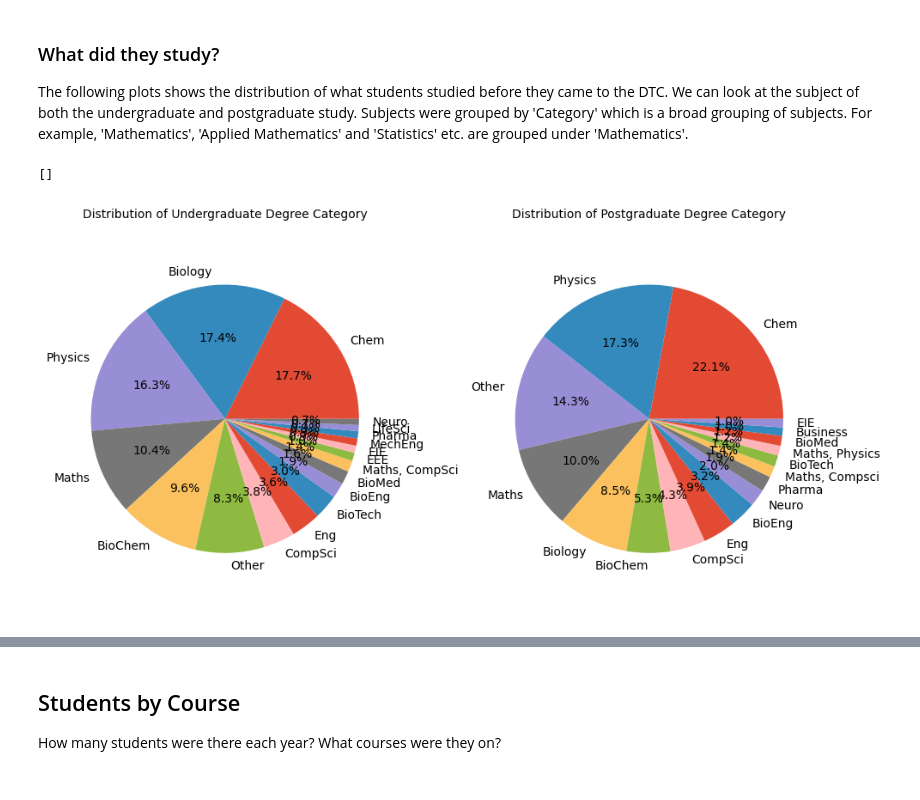
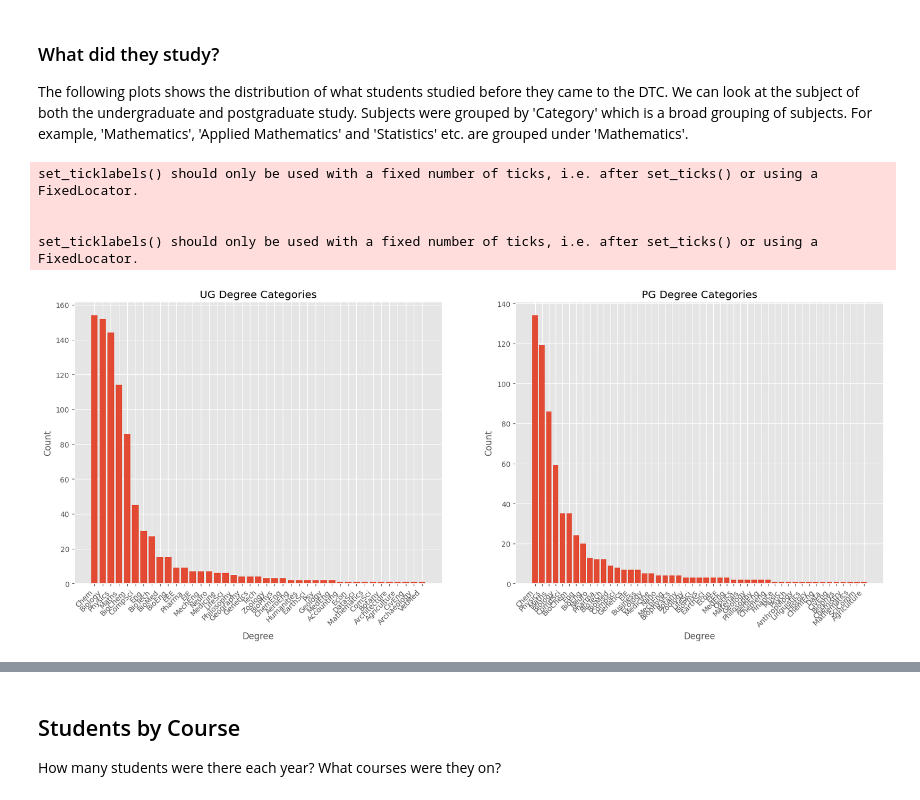
Before and after one commit to 1oana/alumni_project, a Jupyter notebook: dashboard.ipynb, the cells around one changed output, grey strips where cells are left out. Cells and saved outputs as stored; diff of their text form; code cells hidden in the pictures.

```diff
--- a/dashboard.ipynb
+++ b/dashboard.ipynb
@@ -122,27 +129,25 @@ they came to the DTC. We can look at the subject of both the undergraduate
 and postgraduate study. Subjects were grouped by 'Category' which is a
 broad grouping of subjects. For example, 'Mathematics', 'Applied
 Mathematics' and 'Statistics' etc. are grouped under 'Mathematics'.
-# %%
-fig, axs = plt.subplots(1, 2, figsize=(10, 5))
-limit = 5
-
-for i, tup in enumerate(zip(["UG", "PG"], ["Undergraduate", "Postgraduate"])):
-    abbr = tup[0]
-    full = tup[1]
-    ax = axs[i]
-    counts = students[students[f"{abbr}Category"] != 0]
-    counts = counts[f"{abbr}Category"].value_counts().reset_index()
-    counts.columns = ["category", "students"]
-    other = counts[counts["students"] < limit]
-    counts = counts[counts["students"] > limit]
-    counts.loc[len(counts)] = ["Other", other["students"].sum()]
-    counts = counts.sort_values("students", ascending=False)
-    ax.pie(counts["students"], labels=counts["category"], autopct="%1.1f%%")
-    ax.axis("equal")
-    ax.set_title(f"Distribution of {full} Degree Category", size=10)
-plt.tight_layout()
-plt.savefig(f"{figures}degree_cats_pie.png")
-plt.plot()
-# %% [output]
-[]
-[figure, removed]
+# %%
+figs, axs = plt.subplots(1, 2, figsize=(20, 7))
+# degree categories across the board
+for ax, deg in zip(axs, ['UG', 'PG']):
+    degrees = students[f'{deg}Category'].dropna()
+    degrees = degrees[degrees != 0]
+    degrees = [degree.split(', ') for degree in degrees]
+    degrees = [item for sublist in degrees for item in sublist]
+    degrees = pd.Series(degrees)
+    degree_counts = degrees.value_counts()
+    ax.bar(degree_counts.index, degree_counts.values)
+    ax.set_title(f"{deg} Degree Categories")
+    ax.set_xlabel("Degree")
+    ax.set_ylabel("Count")
+    ax.set_xticklabels(degree_counts.index, rotation=45, ha="right")
+plt.show()
+# %% [output]
+set_ticklabels() should only be used with a fixed number of ticks, i.e. after set_ticks() or using a FixedLocator.
+
+
+set_ticklabels() should only be used with a fixed number of ticks, i.e. after set_ticks() or using a FixedLocator.
+[figure, added]
```
Also changed, not shown: parts of 40 cells of this notebook, 46 other files.
